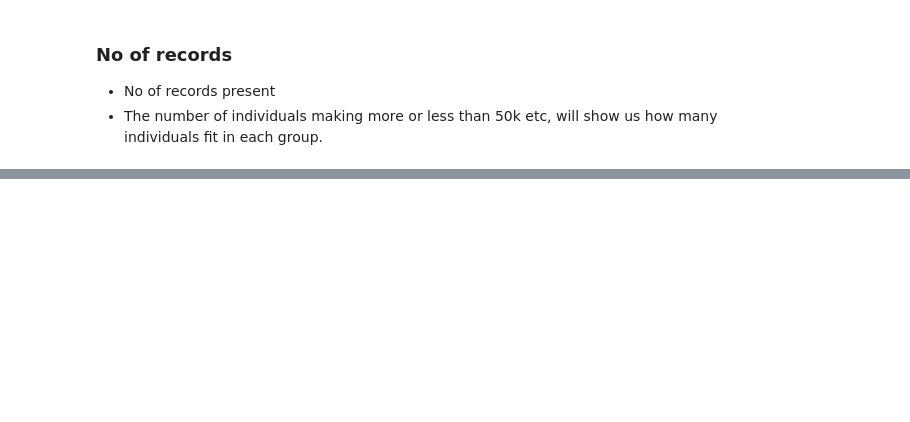
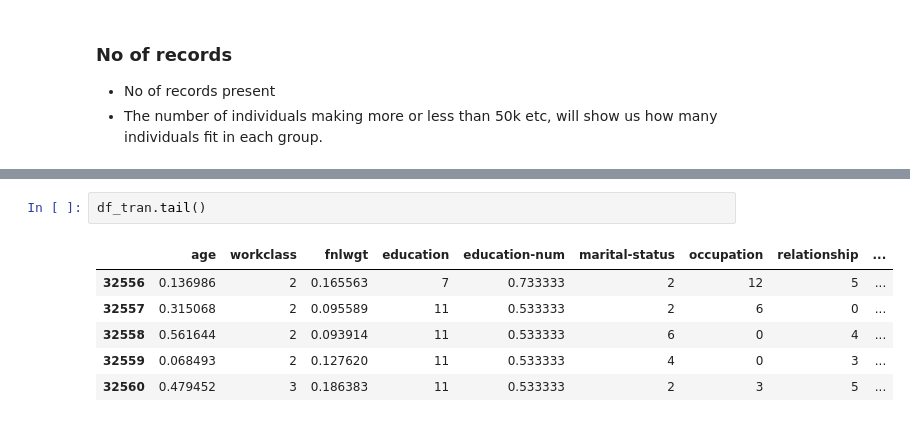
Before and after one commit to jhosarathy/edyoda_datascience, a Jupyter notebook: INCOME_PRED/2class_classifier.ipynb, the cells around one changed output, grey strips where cells are left out. Drawn from its saved outputs; the diff is of its cells as text; blank space fills up the shorter version.

```diff
--- a/INCOME_PRED/2class_classifier.ipynb
+++ b/INCOME_PRED/2class_classifier.ipynb
@@ -114,0 +127,9 @@ ImportError: cannot import name 'MinMaxscaler' from 'sklearn.preprocessing' (/ho
+# %%
+df_tran.tail()
+# %% [output]
+|  | age | workclass | fnlwgt | education | education-num | marital-status | occupation | relationship | ... |
+| 32556 | 0.136986 | 2 | 0.165563 | 7 | 0.733333 | 2 | 12 | 5 | ... |
+| 32557 | 0.315068 | 2 | 0.095589 | 11 | 0.533333 | 2 | 6 | 0 | ... |
+| 32558 | 0.561644 | 2 | 0.093914 | 11 | 0.533333 | 6 | 0 | 4 | ... |
+| 32559 | 0.068493 | 2 | 0.127620 | 11 | 0.533333 | 4 | 0 | 3 | ... |
+| 32560 | 0.479452 | 3 | 0.186383 | 11 | 0.533333 | 2 | 3 | 5 | ... |
```
Also changed, not shown: parts of 17 cells of this notebook.
